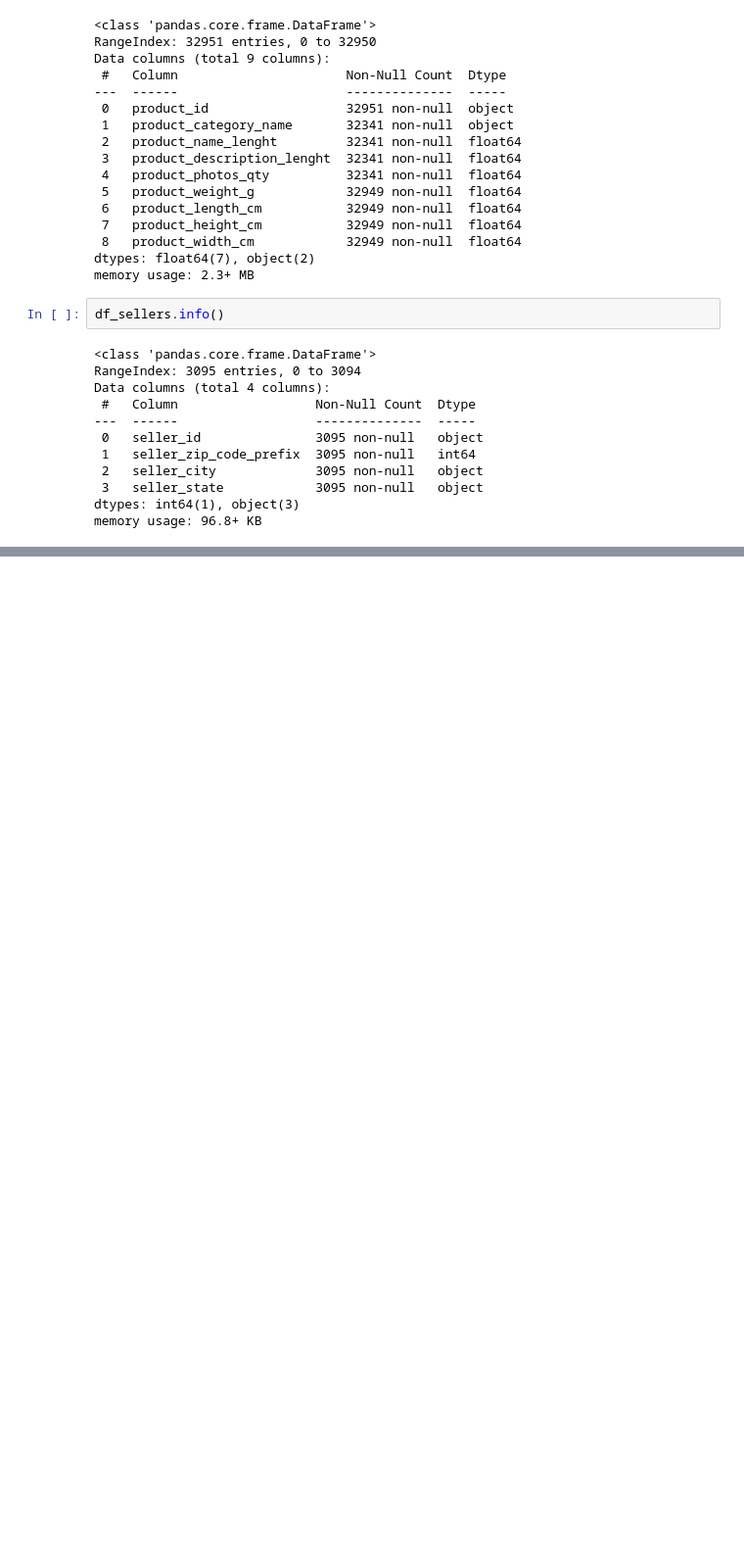
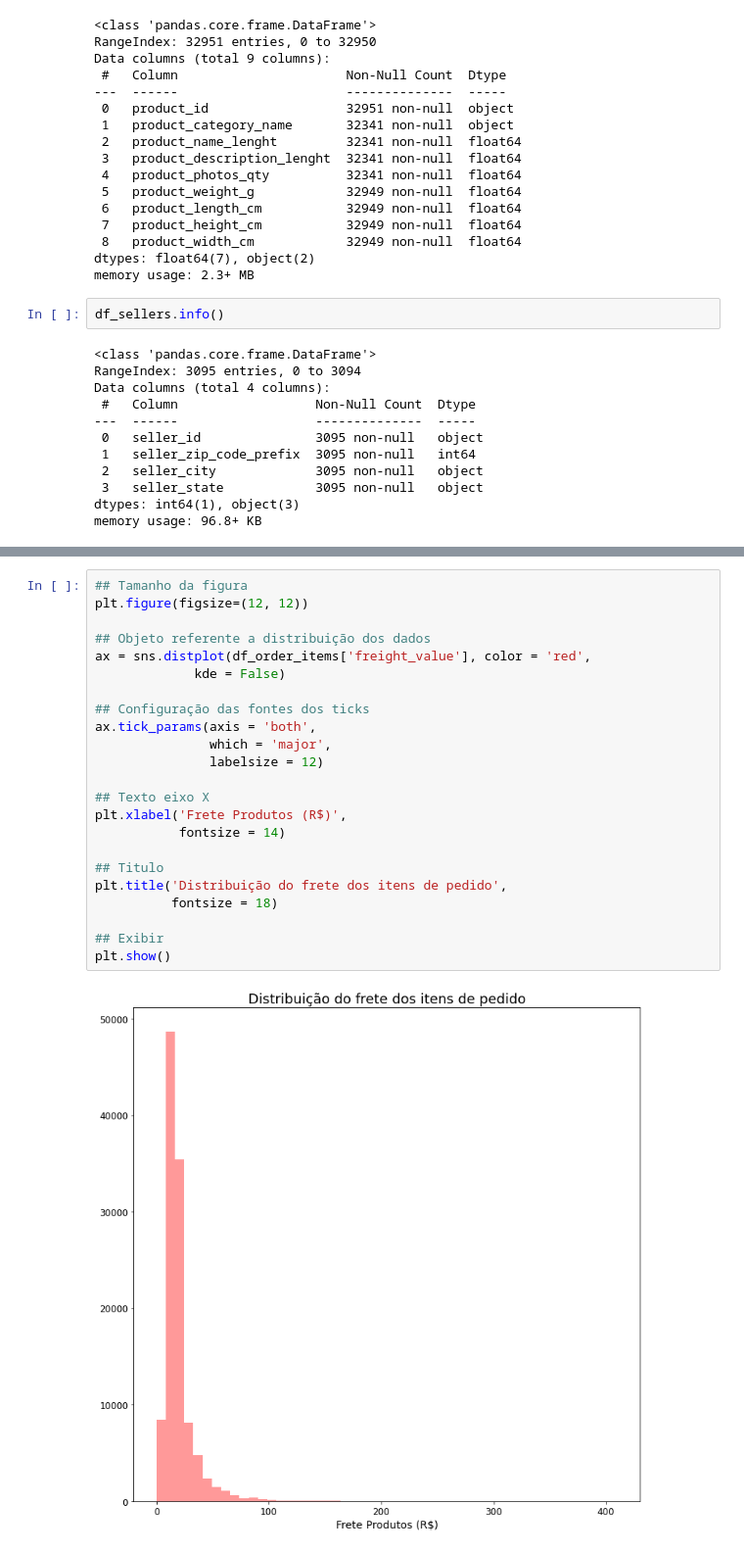
Before and after one commit to Joao-TheCosmosIsInfinite/Cluster-Analysis, a Jupyter notebook: notebooks/Analise-Cluster-.ipynb, the cells around one changed output, grey strips where cells are left out. Shown at 98% size. Saved outputs shown, nothing was run; the diff lists cells and outputs as text; blank space fills up the shorter version.

```diff
--- a/notebooks/Analise-Cluster-.ipynb
+++ b/notebooks/Analise-Cluster-.ipynb
@@ -345,0 +665,25 @@ memory usage: 96.8+ KB
+# %%
+## Tamanho da figura
+plt.figure(figsize=(12, 12))
+
+## Objeto referente a distribuição dos dados
+ax = sns.distplot(df_order_items['freight_value'], color = 'red',
+             kde = False)
+
+## Configuração das fontes dos ticks
+ax.tick_params(axis = 'both',
+               which = 'major',
+               labelsize = 12)
+
+## Texto eixo X
+plt.xlabel('Frete Produtos (R$)',
+           fontsize = 14)
+
+## Titulo
+plt.title('Distribuição do frete dos itens de pedido',
+          fontsize = 18)
+
+## Exibir
+plt.show()
+# %% [output]
+[figure, added]
```
Also changed, not shown: parts of 36 cells of this notebook.
